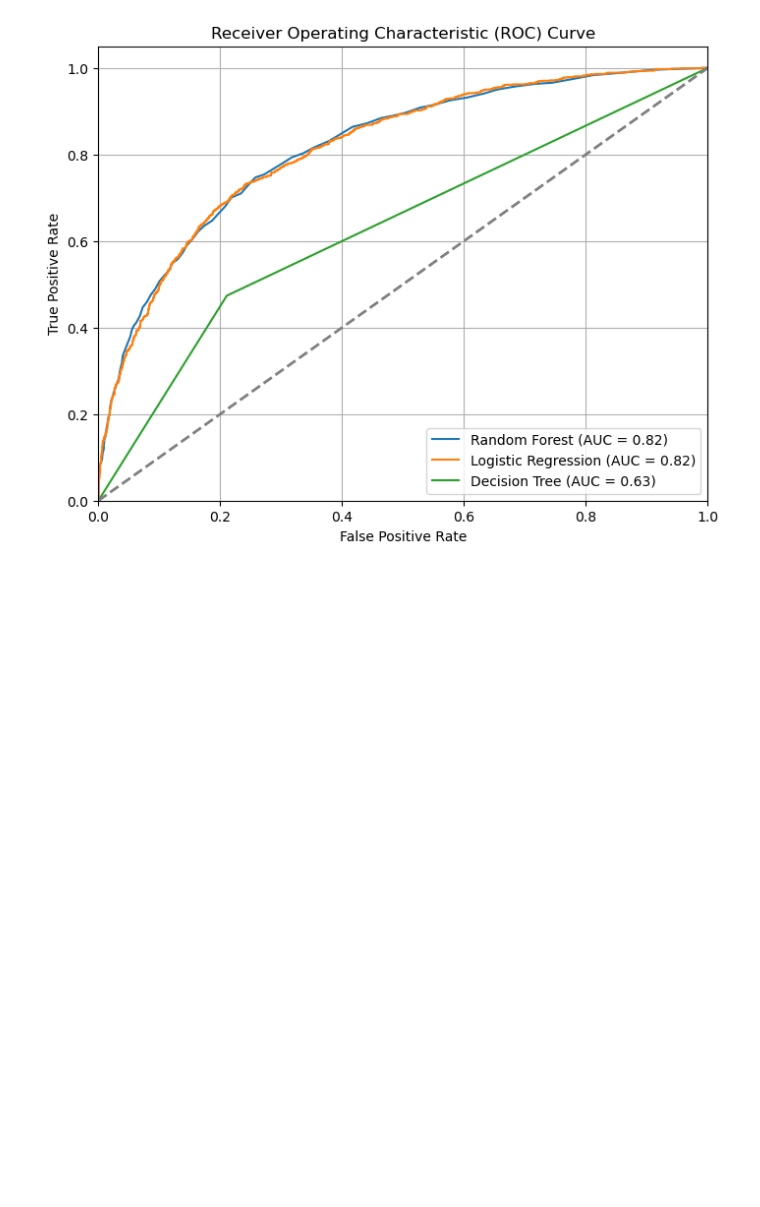
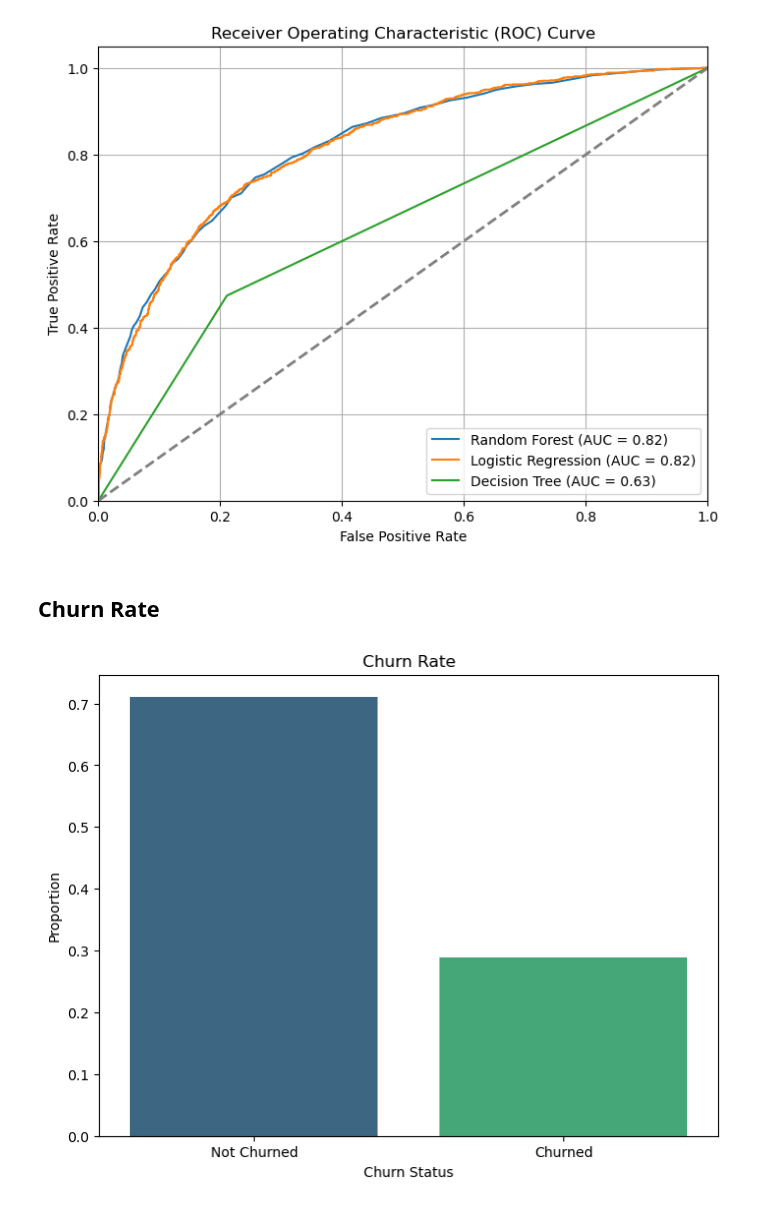
Before and after one commit to springboardmentor113/Batch2_Churn_Modeling_On_Telecom_Data, a Jupyter notebook: AmayaraYadav/ChurnPrediction.ipynb, the cells around one changed output. Drawn from its saved outputs; the diff is of its cells as text; code cells hidden in the pictures; blank space fills up the shorter version.

```diff
--- a/AmayaraYadav/ChurnPrediction.ipynb
+++ b/AmayaraYadav/ChurnPrediction.ipynb
@@ -1070,3 +1034,18 @@ plt.grid(True)
 plt.show()
 # %% [output]
 [figure]
+# %% [markdown]
+## Churn Rate
+# %%
+churn_counts = data_no_corr['target'].value_counts()
+churn_rate = churn_counts / churn_counts.sum()
+# Plot the churn rate
+plt.figure(figsize=(8, 6))
+sns.barplot(x=churn_rate.index, y=churn_rate.values, palette='viridis')
+plt.xlabel('Churn Status')
+plt.ylabel('Proportion')
+plt.title('Churn Rate')
+plt.xticks([0, 1], ['Not Churned', 'Churned'])
+plt.show()
+# %% [output]
+[figure, added]
```
Also changed, not shown: parts of 14 cells of this notebook.
